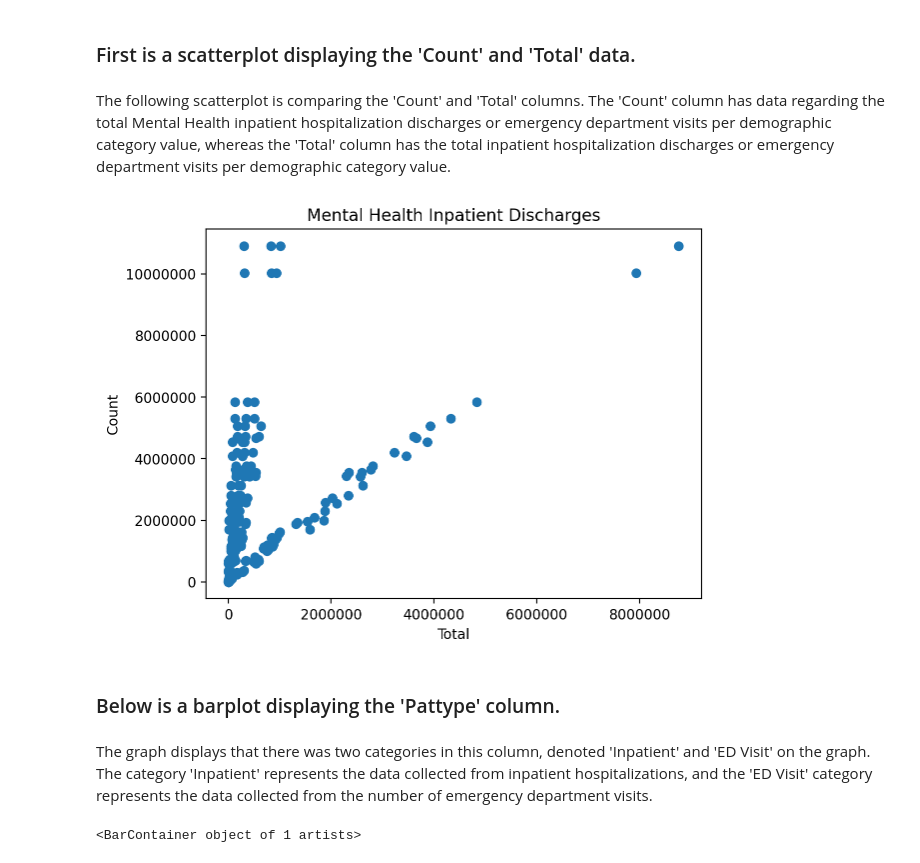
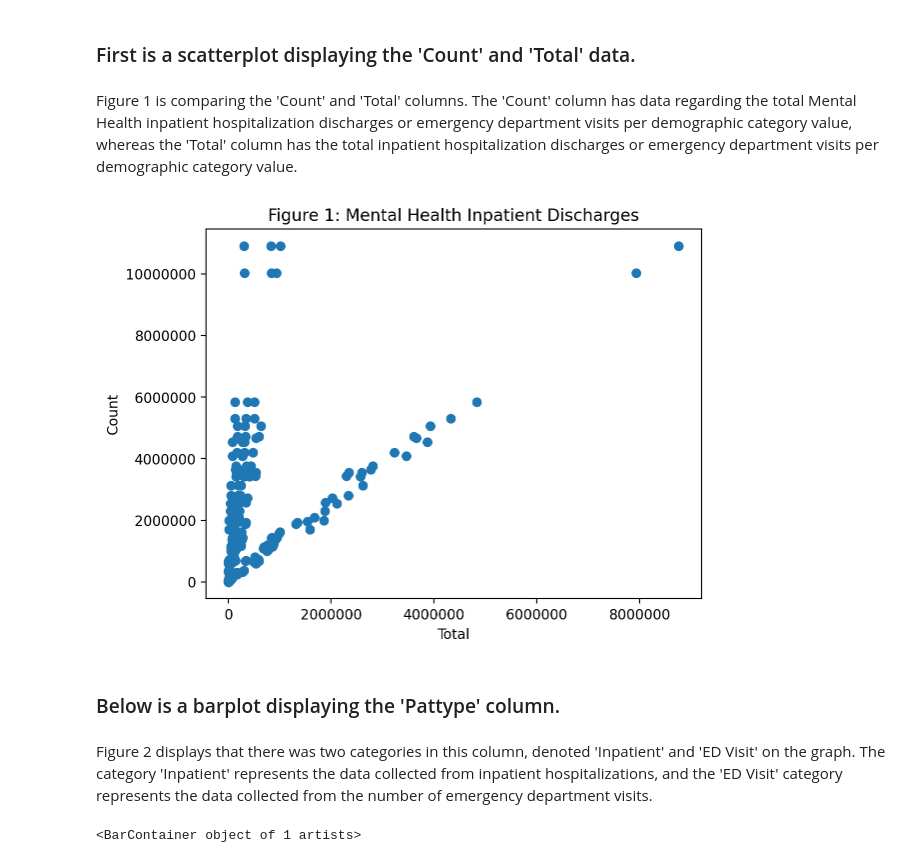
Before and after one commit to abbyzurasky/PUBH1142, a Jupyter notebook: MentalHealthDataAnalysis.ipynb, the cells around one changed output. Saved outputs shown, nothing was run; the diff lists cells and outputs as text; code cells hidden in the pictures.

```diff
--- a/MentalHealthDataAnalysis.ipynb
+++ b/MentalHealthDataAnalysis.ipynb
@@ -130,22 +165,22 @@ dtype: int64
 # %% [markdown]
 ### First is a scatterplot displaying the 'Count' and 'Total' data.
 # %% [markdown]
-The following scatterplot is comparing the 'Count' and 'Total' columns. The 'Count' column has data regarding the total Mental Health inpatient hospitalization discharges or emergency department visits per demographic category value, whereas the 'Total' column has the total inpatient hospitalization discharges or emergency department visits per demographic category value.
+Figure 1 is comparing the 'Count' and 'Total' columns. The 'Count' column has data regarding the total Mental Health inpatient hospitalization discharges or emergency department visits per demographic category value, whereas the 'Total' column has the total inpatient hospitalization discharges or emergency department visits per demographic category value.
 # %%
 # Create a scatter plot of the Count and Total columns (comparing the number of people admitted to the number of people discharged)
 plt.scatter(df['Count'], df['Total'], cmap='coolwarm')
-plt.title('Mental Health Inpatient Discharges')
+plt.title('Figure 1: Mental Health Inpatient Discharges')
 # Add a y-axis label
 plt.ylabel('Count')
 # Add an x-axis label
 plt.xlabel('Total')
 plt.ticklabel_format(style='plain')
 # %% [output]
-[figure, old version]
+[figure, new version]
 # %% [markdown]
 ### Below is a barplot displaying the 'Pattype' column.
 # %% [markdown]
-The graph displays that there was two categories in this column, denoted 'Inpatient' and 'ED Visit' on the graph. The category 'Inpatient' represents the data collected from inpatient hospitalizations, and the 'ED Visit' category represents the data collected from the number of emergency department visits.
+Figure 2 displays that there was two categories in this column, denoted 'Inpatient' and 'ED Visit' on the graph. The category 'Inpatient' represents the data collected from inpatient hospitalizations, and the 'ED Visit' category represents the data collected from the number of emergency department visits.
 # %%
 # Create a bar plot of the Pattype column
 df['Pattype'].value_counts().plot(kind='bar')
```
Also changed, not shown: parts of 12 cells of this notebook.
